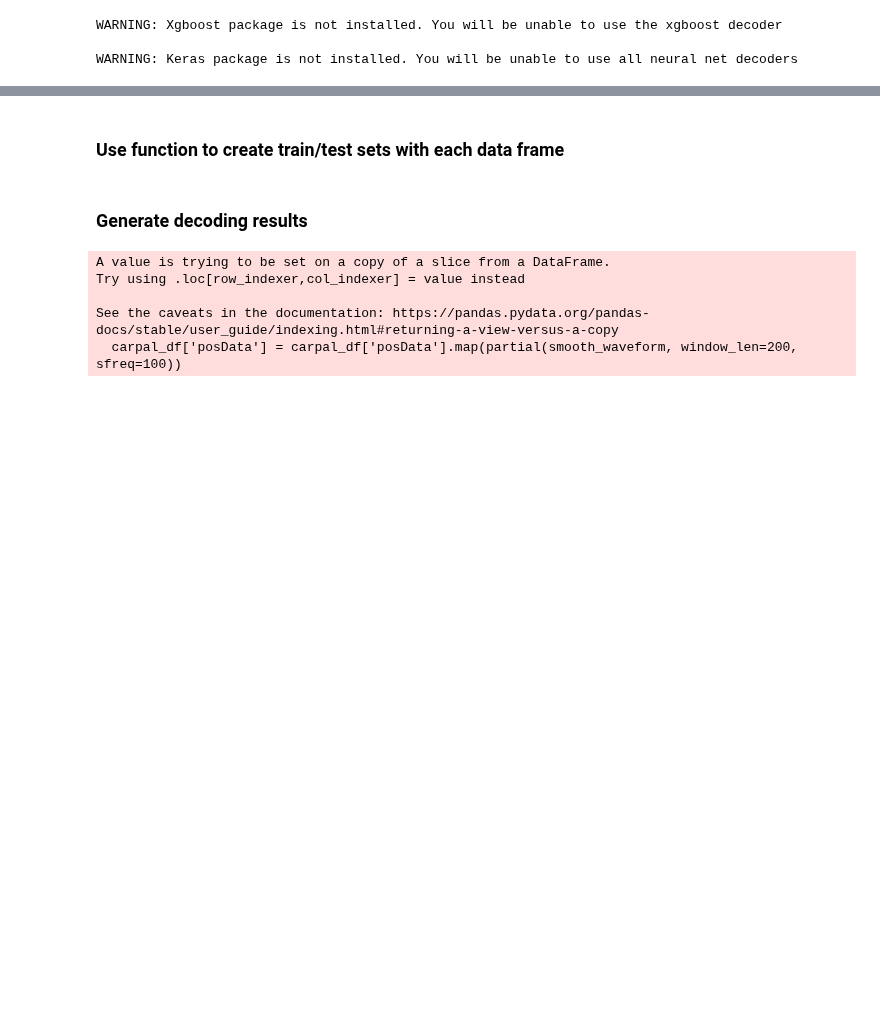
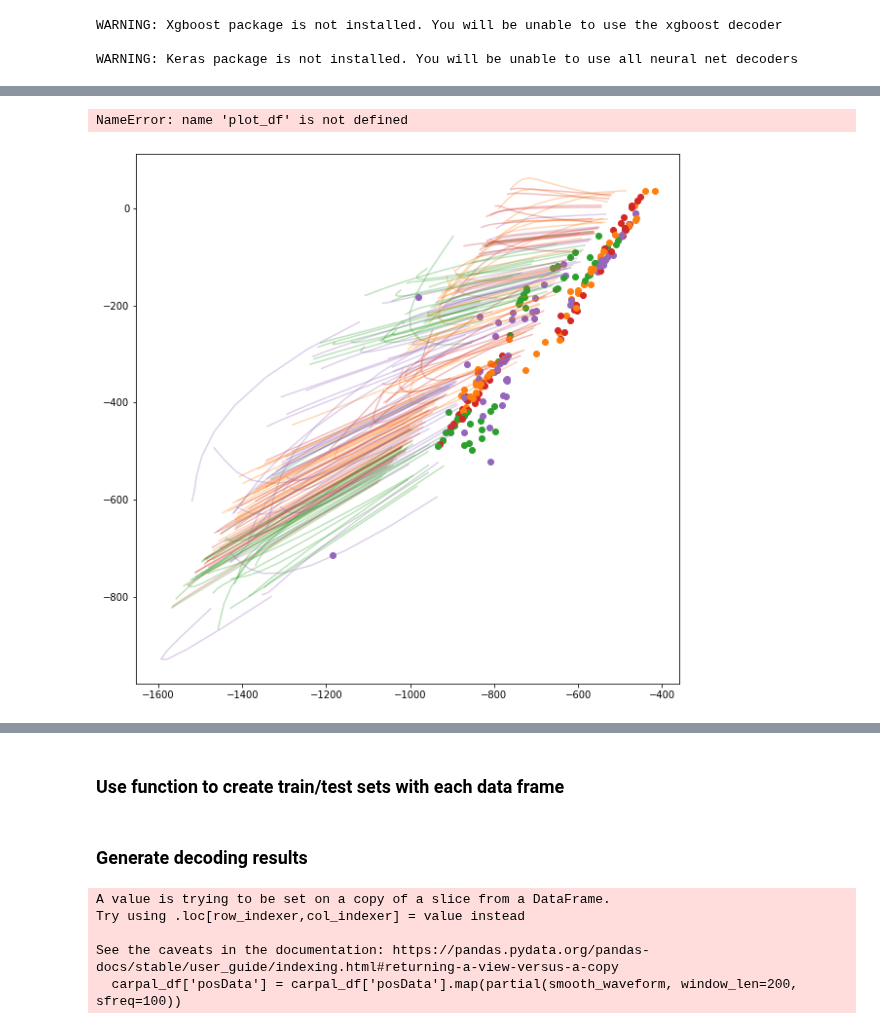
Before and after one commit to ntolley/SEE_decoding, a Jupyter notebook: notebooks/movement_decoding_rnn.ipynb, the cells around one changed output, grey strips where cells are left out. Cells and saved outputs as stored; diff of their text form; code cells hidden in the pictures; blank space fills up the shorter version.

```diff
--- a/notebooks/movement_decoding_rnn.ipynb
+++ b/notebooks/movement_decoding_rnn.ipynb
@@ -60,0 +73,23 @@ for fold, (train_val_idx, test_idx) in enumerate(cv_split.split(np.arange(num_tr
+# %%
+plot_df
+# %% [output]
+NameError: name 'plot_df' is not defined
+# %%
+start=-10
+stop=-1
+
+plt.figure(figsize=(10,10))
+for trial in range(216):
+
+    plot_df = carpal_df[carpal_df['trial'] == trial]
+    layout = plot_df['position'].values[0]
+    #plt.subplot(2,2,layout)
+    x_data = plot_df[plot_df['name'] == 'carpal_x']['posData'].values[0]
+    y_data = plot_df[plot_df['name'] == 'carpal_y']['posData'].values[0]
+
+    plt.plot(x_data[start:stop], y_data[start:stop], color=f'C{layout}', alpha=0.3)
+    plt.scatter(x_data[stop], y_data[stop], color=f'C{layout}')
+    #plt.xlim(-2000, 100)
+    #plt.ylim(-2000, 2000)
+# %% [output]
+[figure, added]
```
Also changed, not shown: parts of 10 cells of this notebook, 4 other files.
